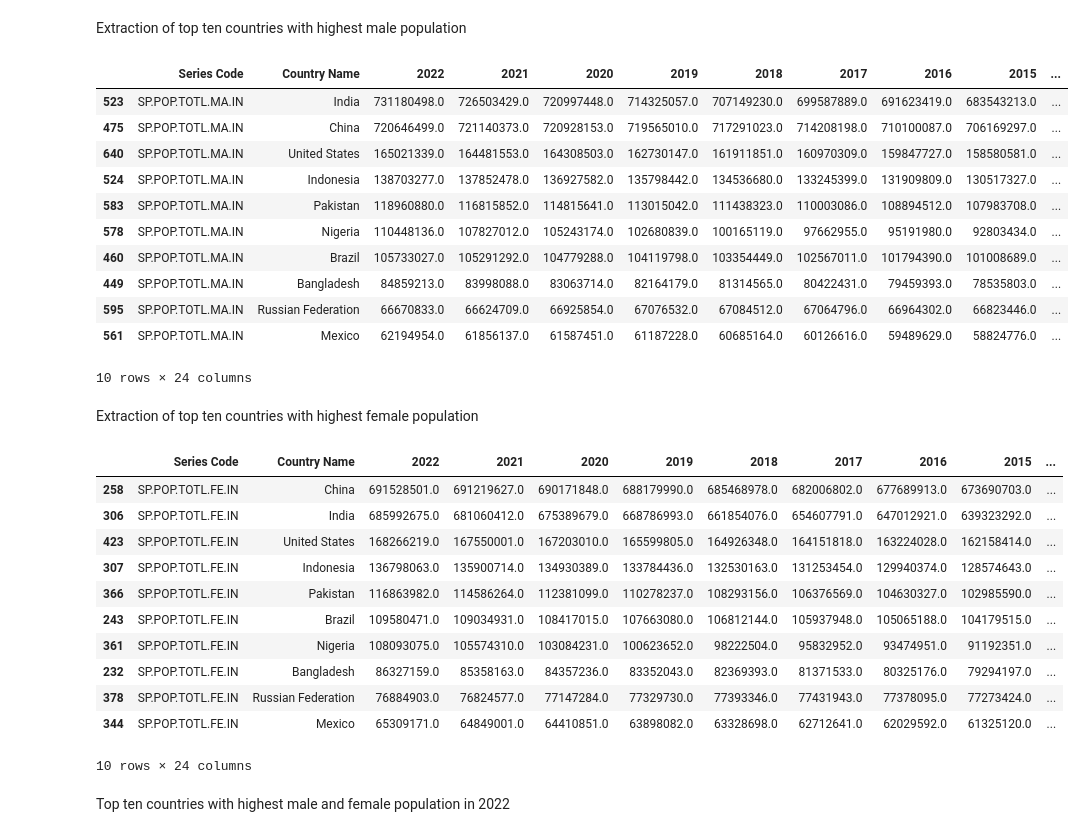
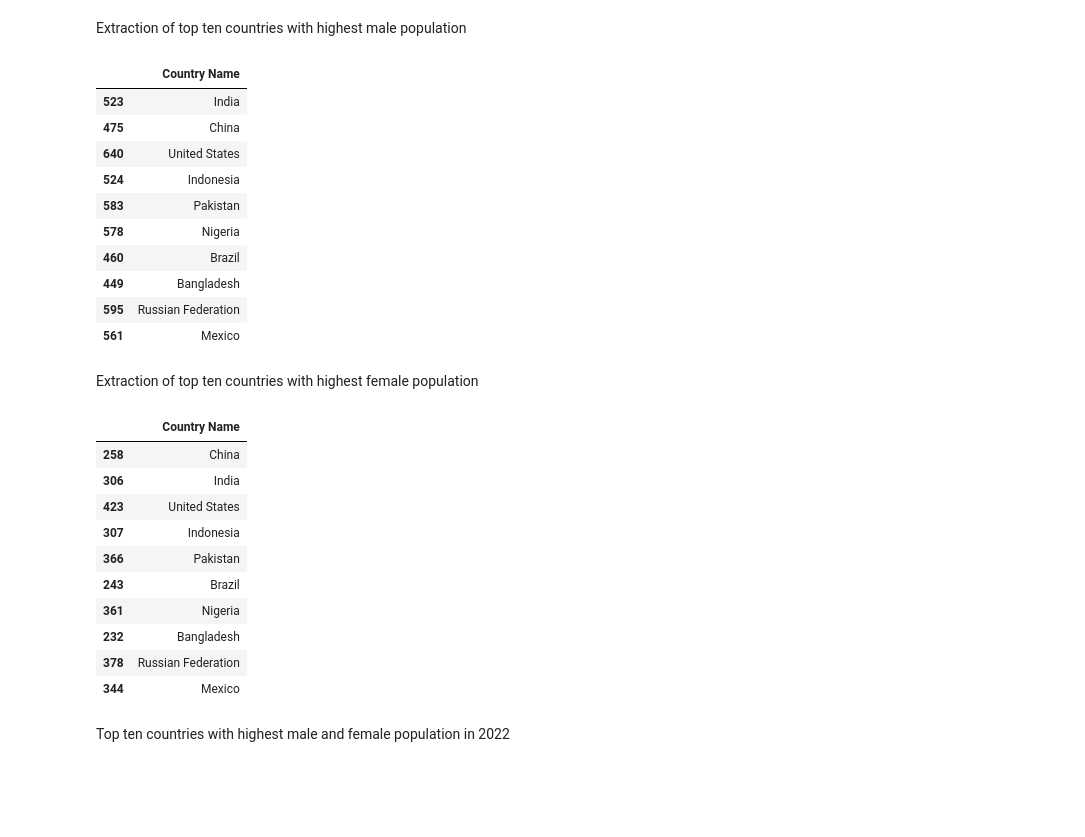
Before and after one commit to KhanS0hail/DS_TASK_01, a Jupyter notebook: Task_01.ipynb, the cells around one changed output. Drawn from its saved outputs; the diff is of its cells as text; code cells hidden in the pictures; blank space fills up the shorter version.

```diff
--- a/Task_01.ipynb
+++ b/Task_01.ipynb
@@ -338,42 +338,40 @@ plt.show()
 # %% [markdown]
 Extraction of top ten countries with highest male population
 # %%
-tot_male_pop=df[df['Series Code']=='SP.POP.TOTL.MA.IN']
-tot_male_pop=tot_male_pop.sort_values(by="2022",ascending=False)
-top_ten_male_pop_country=tot_male_pop.head(10)
-top_ten_male_pop_country
+male_pop_data=df[df['Series Code']=='SP.POP.TOTL.MA.IN']
+male_pop_sorted=male_pop_data.sort_values(by="2022",ascending=False)
+top_ten_male_pop_country=male_pop_sorted.head(10)
+top_ten_male_pop_country[['Country Name']]
 # %% [output]
-|  | Series Code | Country Name | 2022 | 2021 | 2020 | 2019 | 2018 | 2017 | 2016 | 2015 | ... |
-| 523 | SP.POP.TOTL.MA.IN | India | 731180498.0 | 726503429.0 | 720997448.0 | 714325057.0 | 707149230.0 | 699587889.0 | 691623419.0 | 683543213.0 | ... |
-| 475 | SP.POP.TOTL.MA.IN | China | 720646499.0 | 721140373.0 | 720928153.0 | 719565010.0 | 717291023.0 | 714208198.0 | 710100087.0 | 706169297.0 | ... |
-| 640 | SP.POP.TOTL.MA.IN | United States | 165021339.0 | 164481553.0 | 164308503.0 | 162730147.0 | 161911851.0 | 160970309.0 | 159847727.0 | 158580581.0 | ... |
-| 524 | SP.POP.TOTL.MA.IN | Indonesia | 138703277.0 | 137852478.0 | 136927582.0 | 135798442.0 | 134536680.0 | 133245399.0 | 131909809.0 | 130517327.0 | ... |
-| 583 | SP.POP.TOTL.MA.IN | Pakistan | 118960880.0 | 116815852.0 | 114815641.0 | 113015042.0 | 111438323.0 | 110003086.0 | 108894512.0 | 107983708.0 | ... |
-| 578 | SP.POP.TOTL.MA.IN | Nigeria | 110448136.0 | 107827012.0 | 105243174.0 | 102680839.0 | 100165119.0 | 97662955.0 | 95191980.0 | 92803434.0 | ... |
-| 460 | SP.POP.TOTL.MA.IN | Brazil | 105733027.0 | 105291292.0 | 104779288.0 | 104119798.0 | 103354449.0 | 102567011.0 | 101794390.0 | 101008689.0 | ... |
-| 449 | SP.POP.TOTL.MA.IN | Bangladesh | 84859213.0 | 83998088.0 | 83063714.0 | 82164179.0 | 81314565.0 | 80422431.0 | 79459393.0 | 78535803.0 | ... |
-| 595 | SP.POP.TOTL.MA.IN | Russian Federation | 66670833.0 | 66624709.0 | 66925854.0 | 67076532.0 | 67084512.0 | 67064796.0 | 66964302.0 | 66823446.0 | ... |
-| 561 | SP.POP.TOTL.MA.IN | Mexico | 62194954.0 | 61856137.0 | 61587451.0 | 61187228.0 | 60685164.0 | 60126616.0 | 59489629.0 | 58824776.0 | ... |
+|  | Country Name |
+| 523 | India |
+| 475 | China |
+| 640 | United States |
+| 524 | Indonesia |
+| 583 | Pakistan |
+| 578 | Nigeria |
+| 460 | Brazil |
+| 449 | Bangladesh |
+| 595 | Russian Federation |
+| 561 | Mexico |
-10 rows × 24 columns
 # %% [markdown]
 Extraction of top ten countries with highest female population
 # %%
-tot_female_pop=df[df['Series Code']=='SP.POP.TOTL.FE.IN']
-tot_female_pop=tot_female_pop.sort_values(by="2022",ascending=False)
-top_ten_female_pop_country=tot_female_pop.head(10)
-top_ten_female_pop_country
+female_pop_data=df[df['Series Code']=='SP.POP.TOTL.FE.IN']
+female_pop_sorted=female_pop_data.sort_values(by="2022",ascending=False)
+top_ten_female_pop_country=female_pop_sorted.head(10)
+top_ten_female_pop_country[['Country Name']]
 # %% [output]
-|  | Series Code | Country Name | 2022 | 2021 | 2020 | 2019 | 2018 | 2017 | 2016 | 2015 | ... |
-| 258 | SP.POP.TOTL.FE.IN | China | 691528501.0 | 691219627.0 | 690171848.0 | 688179990.0 | 685468978.0 | 682006802.0 | 677689913.0 | 673690703.0 | ... |
-| 306 | SP.POP.TOTL.FE.IN | India | 685992675.0 | 681060412.0 | 675389679.0 | 668786993.0 | 661854076.0 | 654607791.0 | 647012921.0 | 639323292.0 | ... |
-| 423 | SP.POP.TOTL.FE.IN | United States | 168266219.0 | 167550001.0 | 167203010.0 | 165599805.0 | 164926348.0 | 164151818.0 | 163224028.0 | 162158414.0 | ... |
-| 307 | SP.POP.TOTL.FE.IN | Indonesia | 136798063.0 | 135900714.0 | 134930389.0 | 133784436.0 | 132530163.0 | 131253454.0 | 129940374.0 | 128574643.0 | ... |
-| 366 | SP.POP.TOTL.FE.IN | Pakistan | 116863982.0 | 114586264.0 | 112381099.0 | 110278237.0 | 108293156.0 | 106376569.0 | 104630327.0 | 102985590.0 | ... |
-| 243 | SP.POP.TOTL.FE.IN | Brazil | 109580471.0 | 109034931.0 | 108417015.0 | 107663080.0 | 106812144.0 | 105937948.0 | 105065188.0 | 104179515.0 | ... |
-| 361 | SP.POP.TOTL.FE.IN | Nigeria | 108093075.0 | 105574310.0 | 103084231.0 | 100623652.0 | 98222504.0 | 95832952.0 | 93474951.0 | 91192351.0 | ... |
-| 232 | SP.POP.TOTL.FE.IN | Bangladesh | 86327159.0 | 85358163.0 | 84357236.0 | 83352043.0 | 82369393.0 | 81371533.0 | 80325176.0 | 79294197.0 | ... |
-| 378 | SP.POP.TOTL.FE.IN | Russian Federation | 76884903.0 | 76824577.0 | 77147284.0 | 77329730.0 | 77393346.0 | 77431943.0 | 77378095.0 | 77273424.0 | ... |
-| 344 | SP.POP.TOTL.FE.IN | Mexico | 65309171.0 | 64849001.0 | 64410851.0 | 63898082.0 | 63328698.0 | 62712641.0 | 62029592.0 | 61325120.0 | ... |
+|  | Country Name |
+| 258 | China |
+| 306 | India |
+| 423 | United States |
+| 307 | Indonesia |
+| 366 | Pakistan |
+| 243 | Brazil |
+| 361 | Nigeria |
+| 232 | Bangladesh |
+| 378 | Russian Federation |
+| 344 | Mexico |
-10 rows × 24 columns
 # %% [markdown]
 Top ten countries with highest male and female population in 2022
```
Also changed, not shown: parts of 14 cells of this notebook.
